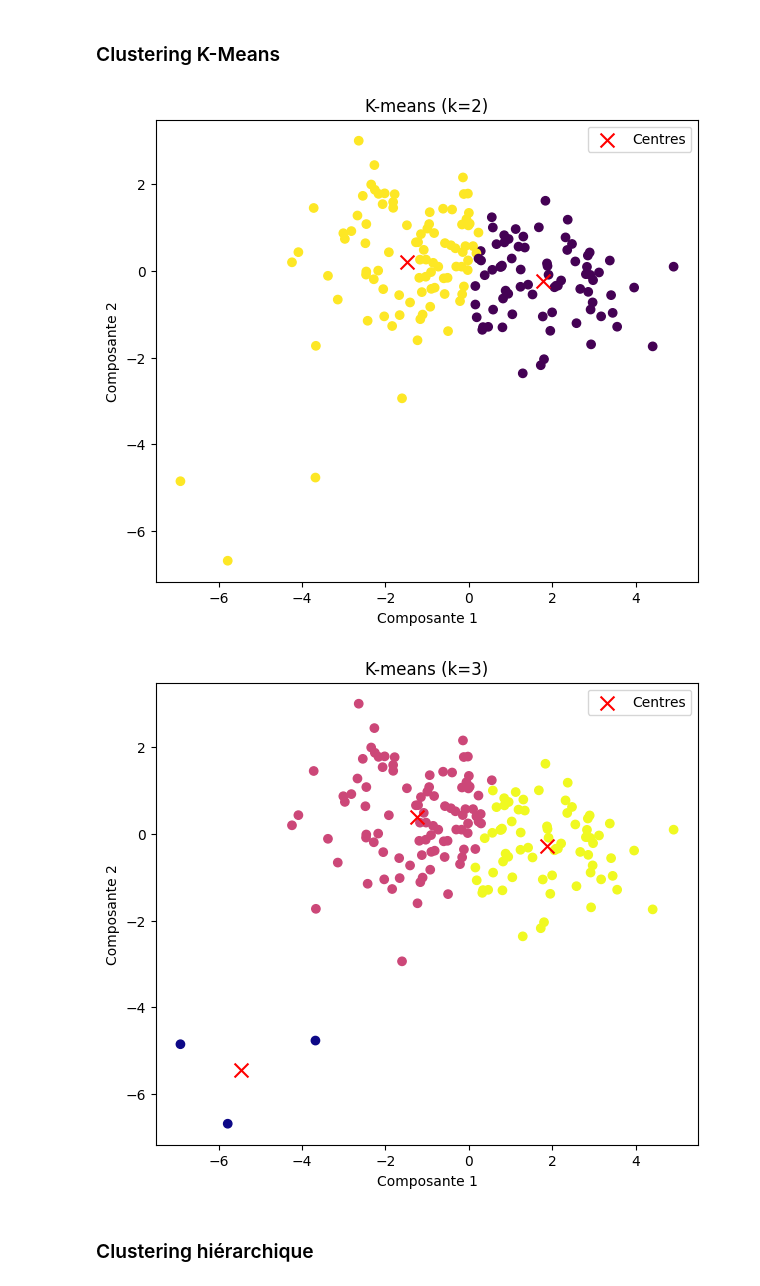
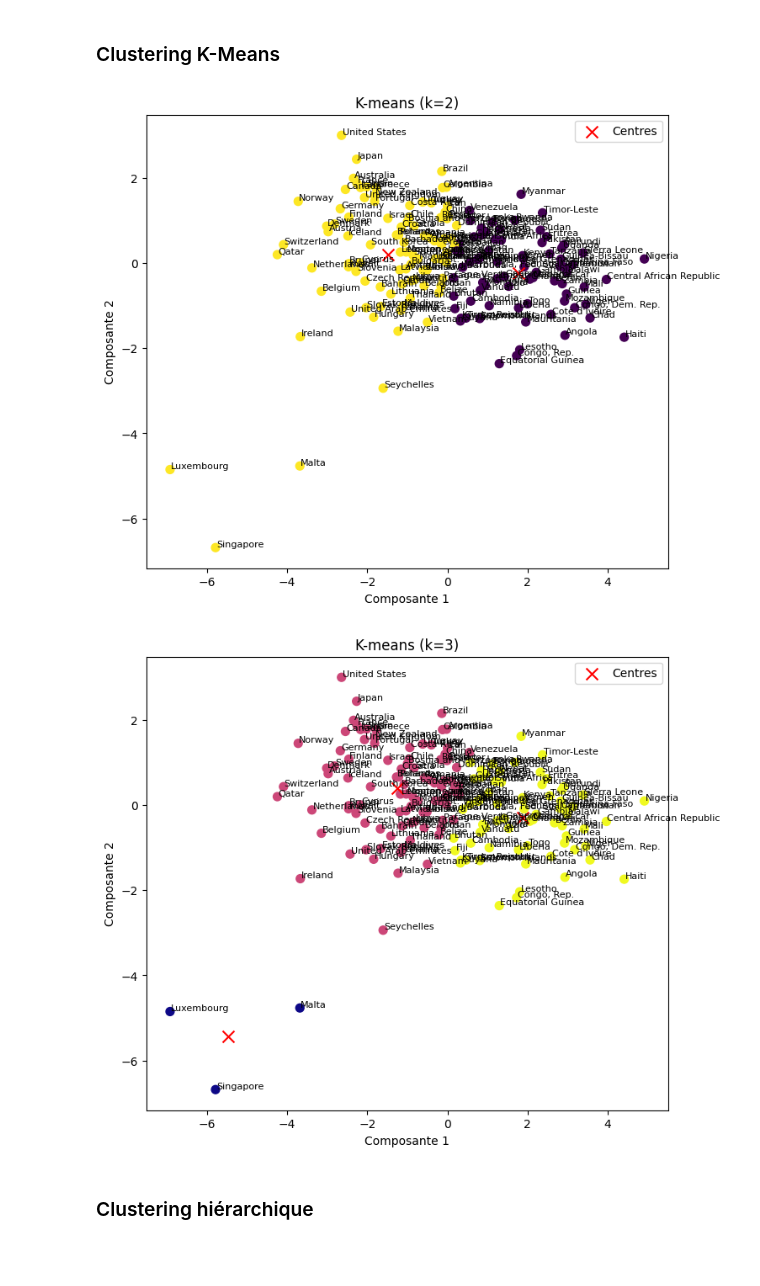
Before and after one commit to milleracero/Data-mining-INSA---TD-Clustering, a Jupyter notebook: Clustering-TD.ipynb, the cells around one changed output. Drawn from its saved outputs; the diff is of its cells as text; code cells hidden in the pictures; blank space fills up the shorter version.

```diff
--- a/Clustering-TD.ipynb
+++ b/Clustering-TD.ipynb
@@ -716,39 +716,51 @@ Exemple de data_reduced : [[2.9130245873965883, -0.09562057550551105], [-0.42991
 ### Clustering K-Means
 # %%
 from sklearn.cluster import KMeans
+import numpy as np
+import matplotlib.pyplot as plt
 
-# On travaille sur les données réduites à 2 dimensions
-import numpy as np
 data_2D = np.array(data_reduced)
 
-# K-means avec k = 2
+# --- K-means avec k = 2 ---
 kmeans2 = KMeans(n_clusters=2, n_init=10, random_state=0)
 labels2 = kmeans2.fit_predict(data_2D)
 
-plt.figure(figsize=(7, 6))
-plt.scatter(data_2D[:, 0], data_2D[:, 1], c=labels2, cmap="viridis")
-plt.scatter(kmeans2.cluster_centers_[:, 0], kmeans2.cluster_centers_[:, 1], c="red", marker="x", s=100, label="Centres")
+plt.figure(figsize=(8, 7))
+plt.scatter(data_2D[:, 0], data_2D[:, 1], c=labels2, cmap="viridis", s=50)
+plt.scatter(kmeans2.cluster_centers_[:, 0], kmeans2.cluster_centers_[:, 1],
+            c="red", marker="x", s=100, label="Centres")
 plt.xlabel("Composante 1")
 plt.ylabel("Composante 2")
 plt.title("K-means (k=2)")
 plt.legend()
+
+# Ajouter les noms des pays
+for i, country in enumerate(countries):
+    plt.text(data_2D[i, 0]+0.02, data_2D[i, 1]+0.02, country, fontsize=8)
+
 plt.show()
 
-# K-means avec k = 3
+# --- K-means avec k = 3 ---
 kmeans3 = KMeans(n_clusters=3, n_init=10, random_state=0)
 labels3 = kmeans3.fit_predict(data_2D)
 
-plt.figure(figsize=(7, 6))
-plt.scatter(data_2D[:, 0], data_2D[:, 1], c=labels3, cmap="plasma")
-plt.scatter(kmeans3.cluster_centers_[:, 0], kmeans3.cluster_centers_[:, 1], c="red", marker="x", s=100, label="Centres")
+plt.figure(figsize=(8, 7))
+plt.scatter(data_2D[:, 0], data_2D[:, 1], c=labels3, cmap="plasma", s=50)
+plt.scatter(kmeans3.cluster_centers_[:, 0], kmeans3.cluster_centers_[:, 1],
+            c="red", marker="x", s=100, label="Centres")
 plt.xlabel("Composante 1")
 plt.ylabel("Composante 2")
 plt.title("K-means (k=3)")
 plt.legend()
+
+# Ajouter les noms des pays
+for i, country in enumerate(countries):
+    plt.text(data_2D[i, 0]+0.02, data_2D[i, 1]+0.02, country, fontsize=8)
+
 plt.show()
 # %% [output]
-[figure, old version]
+[figure, new version]
-[figure, old version]
+[figure, new version]
 # %% [markdown]
 ### Clustering hiérarchique
 # %%
```
